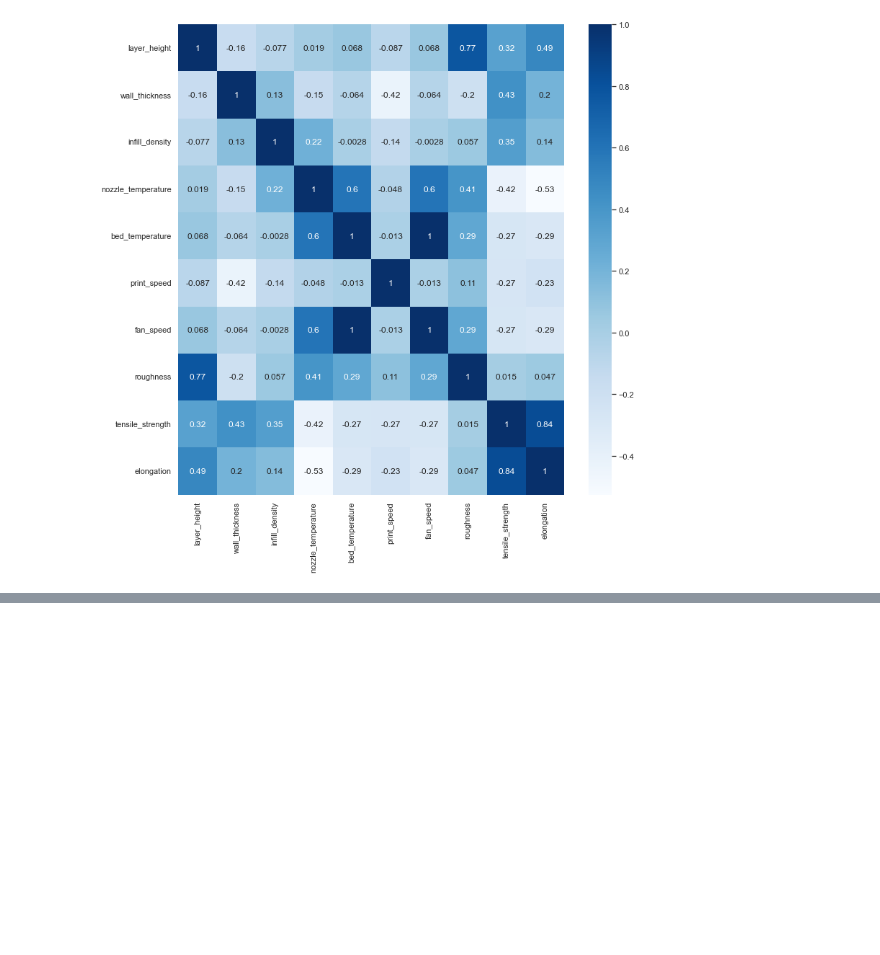
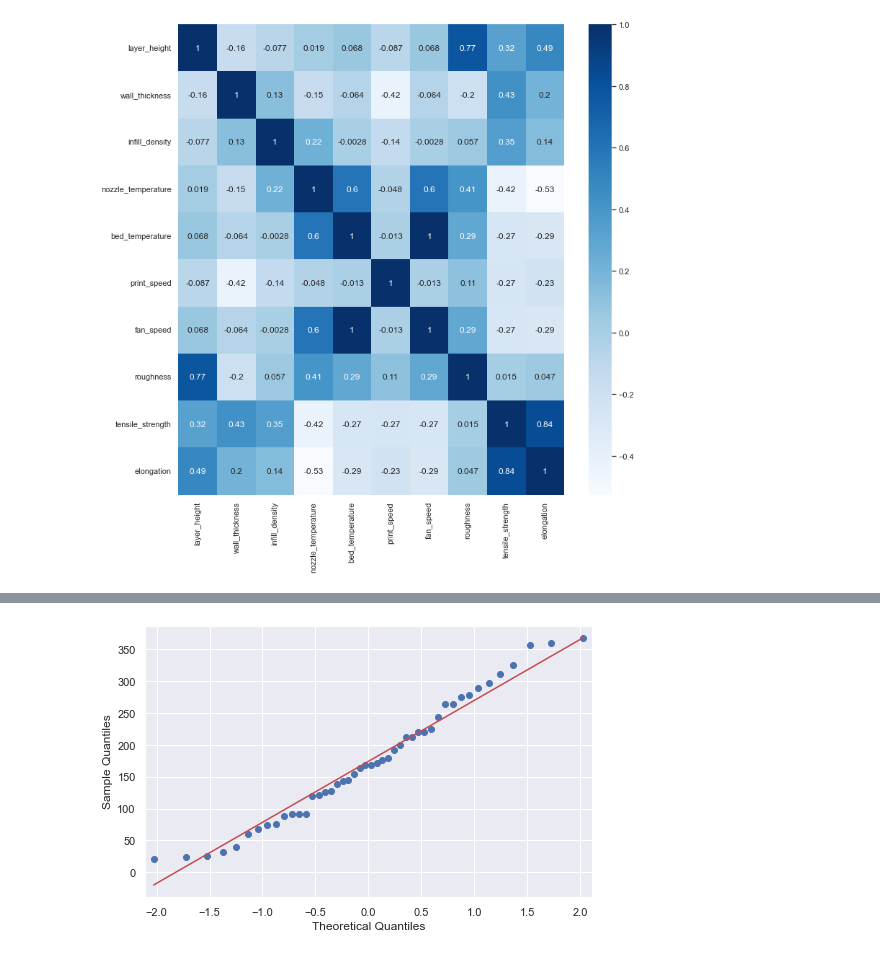
Before and after one commit to SuvroBaner/polymerize.io, a Jupyter notebook: polymerize_notebook.ipynb, the cells around one changed output, grey strips where cells are left out. Cells and saved outputs as stored; diff of their text form; code cells hidden in the pictures; blank space fills up the shorter version.

```diff
--- a/polymerize_notebook.ipynb
+++ b/polymerize_notebook.ipynb
@@ -246,0 +262,9 @@ A good start is to look at some descriptive statistics -
+# %%
+def qqPlot(target, data):
+    np.random.seed(101)
+    qqplot(data[target], line='s')
+    plt.show()
+# %%
+qqPlot('roughness', df)
+# %% [output]
+[figure, added]
```
Also changed, not shown: parts of 21 cells of this notebook, 1 other file.
